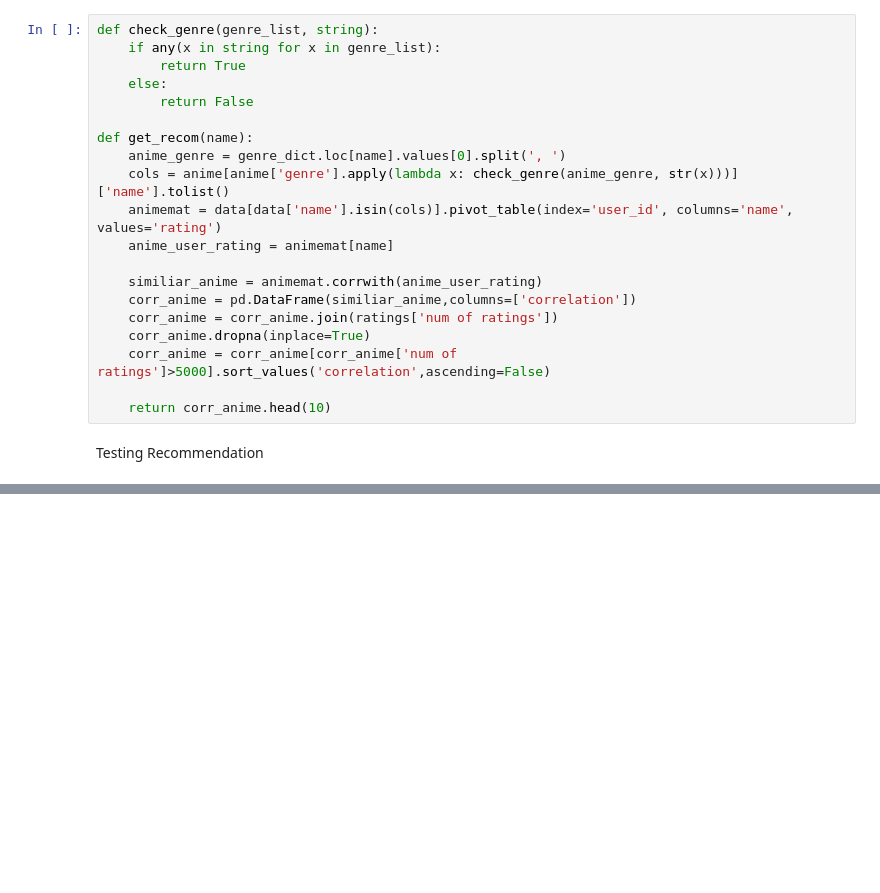
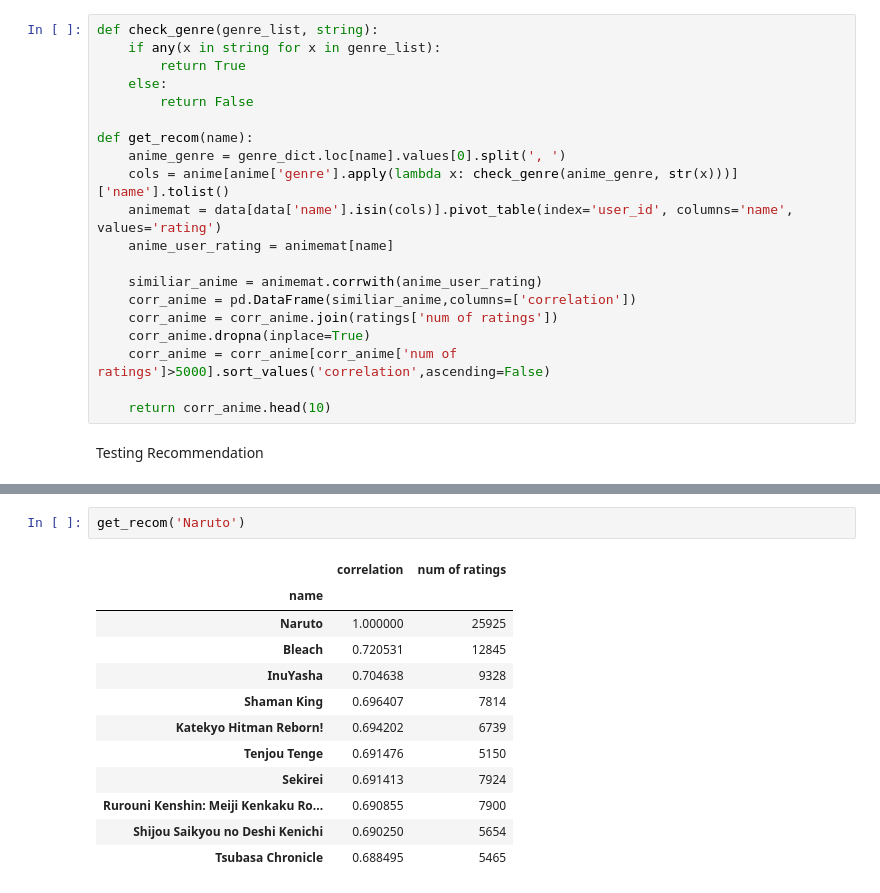
Before and after one commit to nadeap/Anime-Recommender-System, a Jupyter notebook: simple recom.ipynb, the cells around one changed output, grey strips where cells are left out. Cells and saved outputs as stored; diff of their text form; blank space fills up the shorter version.

```diff
--- a/simple recom.ipynb
+++ b/simple recom.ipynb
@@ -197,0 +213,15 @@ Testing Recommendation
+# %%
+get_recom('Naruto')
+# %% [output]
+|  | correlation | num of ratings |
+| name |  |  |
+| Naruto | 1.000000 | 25925 |
+| Bleach | 0.720531 | 12845 |
+| InuYasha | 0.704638 | 9328 |
+| Shaman King | 0.696407 | 7814 |
+| Katekyo Hitman Reborn! | 0.694202 | 6739 |
+| Tenjou Tenge | 0.691476 | 5150 |
+| Sekirei | 0.691413 | 7924 |
+| Rurouni Kenshin: Meiji Kenkaku Ro... | 0.690855 | 7900 |
+| Shijou Saikyou no Deshi Kenichi | 0.690250 | 5654 |
+| Tsubasa Chronicle | 0.688495 | 5465 |
```
Also changed, not shown: parts of 1 cell of this notebook.
